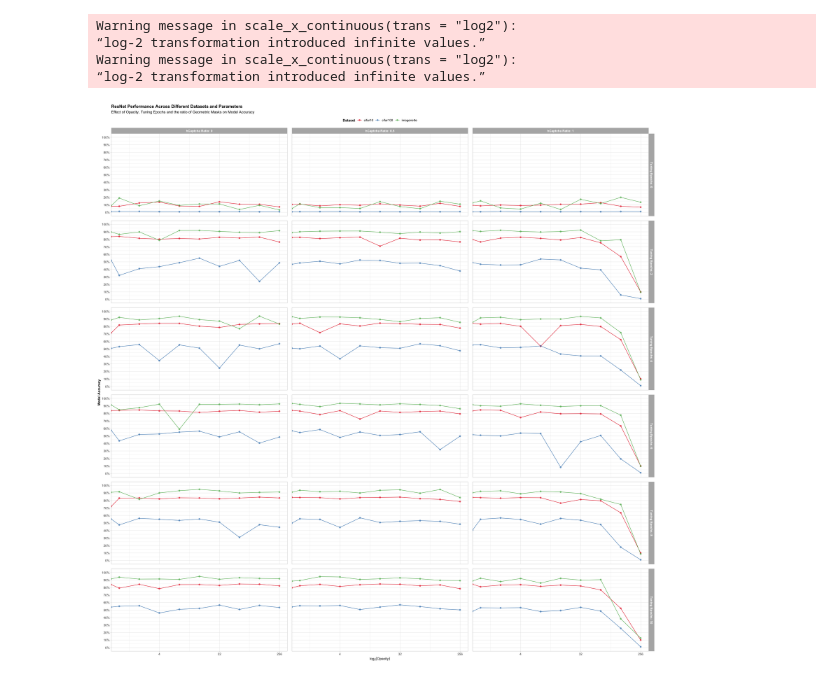
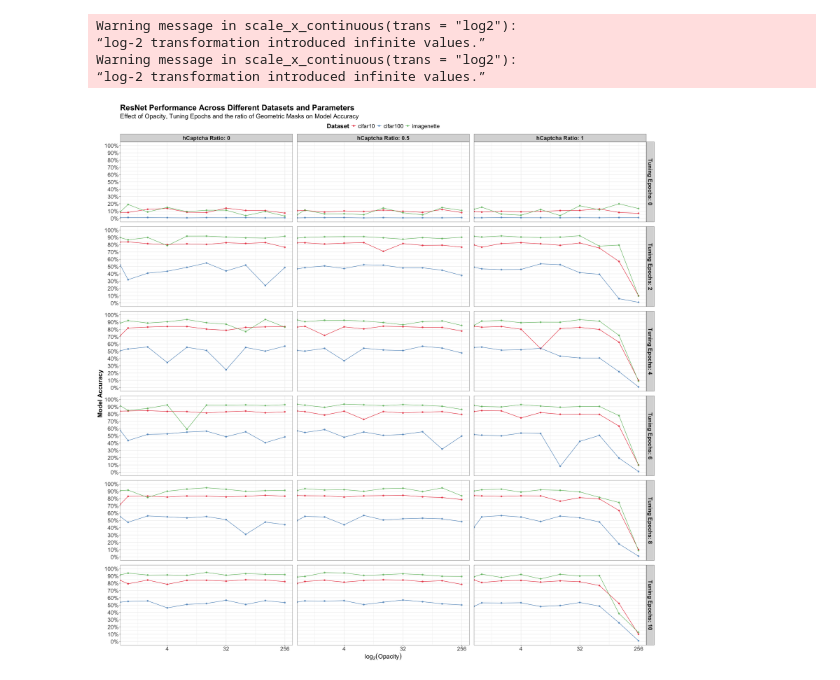
Before and after one commit to ETH-DISCO/self-ensembling, a Jupyter notebook: 1-resnet-single-mask/plot.ipynb, the cells around one changed output. Saved outputs shown, nothing was run; the diff lists cells and outputs as text; code cells hidden in the pictures.

```diff
--- a/1-resnet-single-mask/plot.ipynb
+++ b/1-resnet-single-mask/plot.ipynb
@@ -17,39 +17,39 @@ ggplot(df, aes(x = opacity, y = accuracy, color = dataset)) +
     facet_grid(
         tune_epochs ~ tune_hcaptcha_ratio, # this is the grid
         labeller = labeller(
         tune_epochs = function(x) paste("Tuning Epochs:", x),
         tune_hcaptcha_ratio = function(x) paste("hCaptcha Ratio:", x)
         )
     ) +
     scale_y_continuous(
         limits = c(0, 1),
         breaks = seq(0, 1, 0.1),
         labels = scales::percent_format(accuracy = 1)
     ) +
     scale_x_continuous(trans = "log2") +
     labs(
         title = "ResNet Performance Across Different Datasets and Parameters",
         subtitle = "Effect of Opacity, Tuning Epochs and the ratio of Geometric Masks on Model Accuracy",
         x = expression(log[2]("Opacity")),
         y = "Model Accuracy",
         color = "Dataset",
     ) +
-    theme_light() +
+    theme_bw() +
     theme(
-        plot.title = element_text(size = 14, face = "bold"),
-        plot.subtitle = element_text(size = 12),
-        axis.title = element_text(size = 11, face = "bold"),
-        axis.text = element_text(size = 10),
-        legend.title = element_text(size = 11, face = "bold"),
-        legend.text = element_text(size = 10),
-        strip.text = element_text(size = 10, face = "bold"),
+        plot.title = element_text(size = 25, face = "bold"),
+        plot.subtitle = element_text(size = 20),
+        axis.title = element_text(size = 20, face = "bold"),
+        axis.text = element_text(size = 18),
+        legend.title = element_text(size = 20, face = "bold"),
+        legend.text = element_text(size = 18),
+        strip.text = element_text(size = 18, face = "bold"),
         panel.spacing = unit(1, "lines"),
         legend.position = "top"
     ) +
     scale_color_brewer(palette = "Set1")
 # %% [output]
 Warning message in scale_x_continuous(trans = "log2"):
 “log-2 transformation introduced infinite values.”
 Warning message in scale_x_continuous(trans = "log2"):
 “log-2 transformation introduced infinite values.”
-[figure, old version]
+[figure, new version]
```
